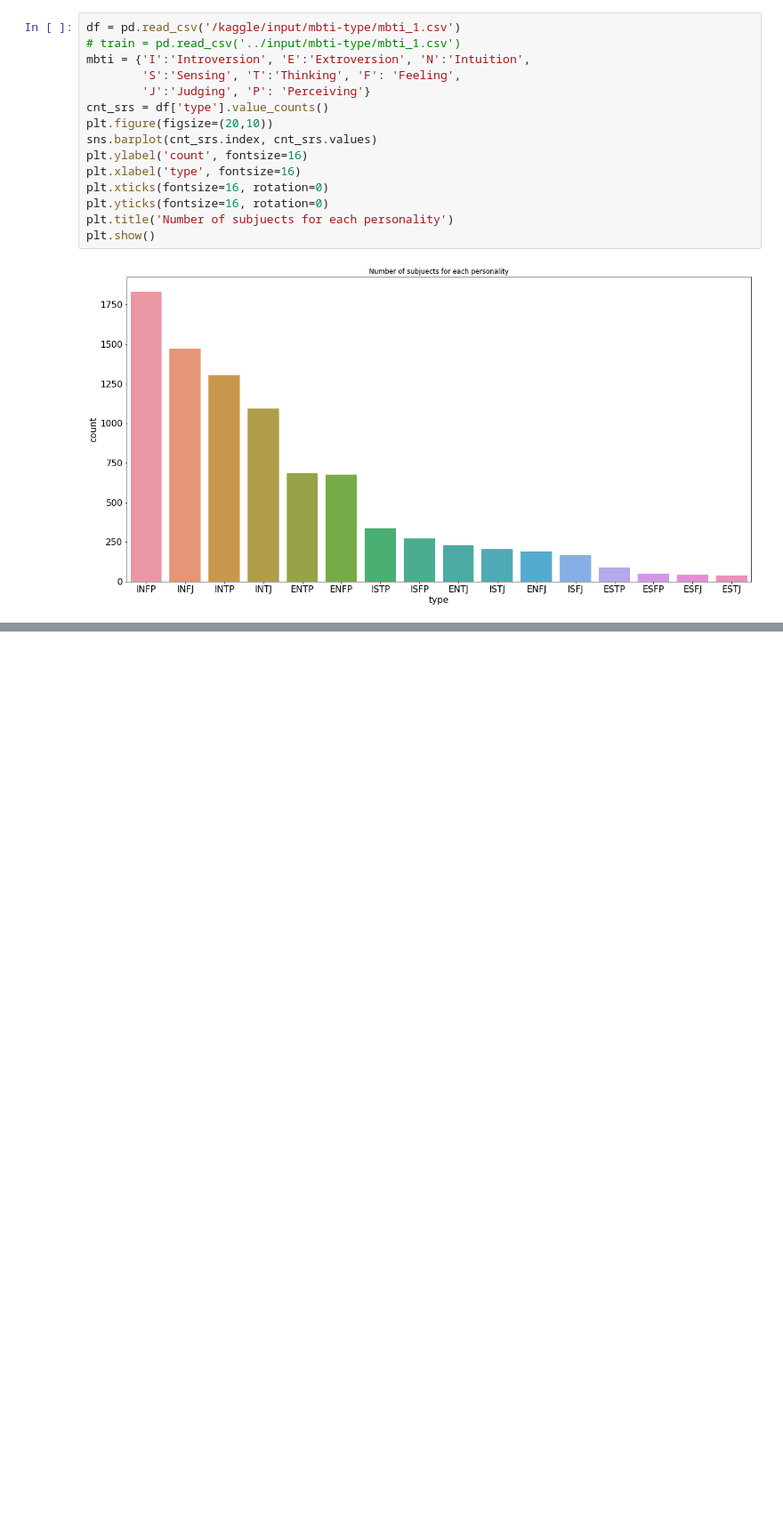
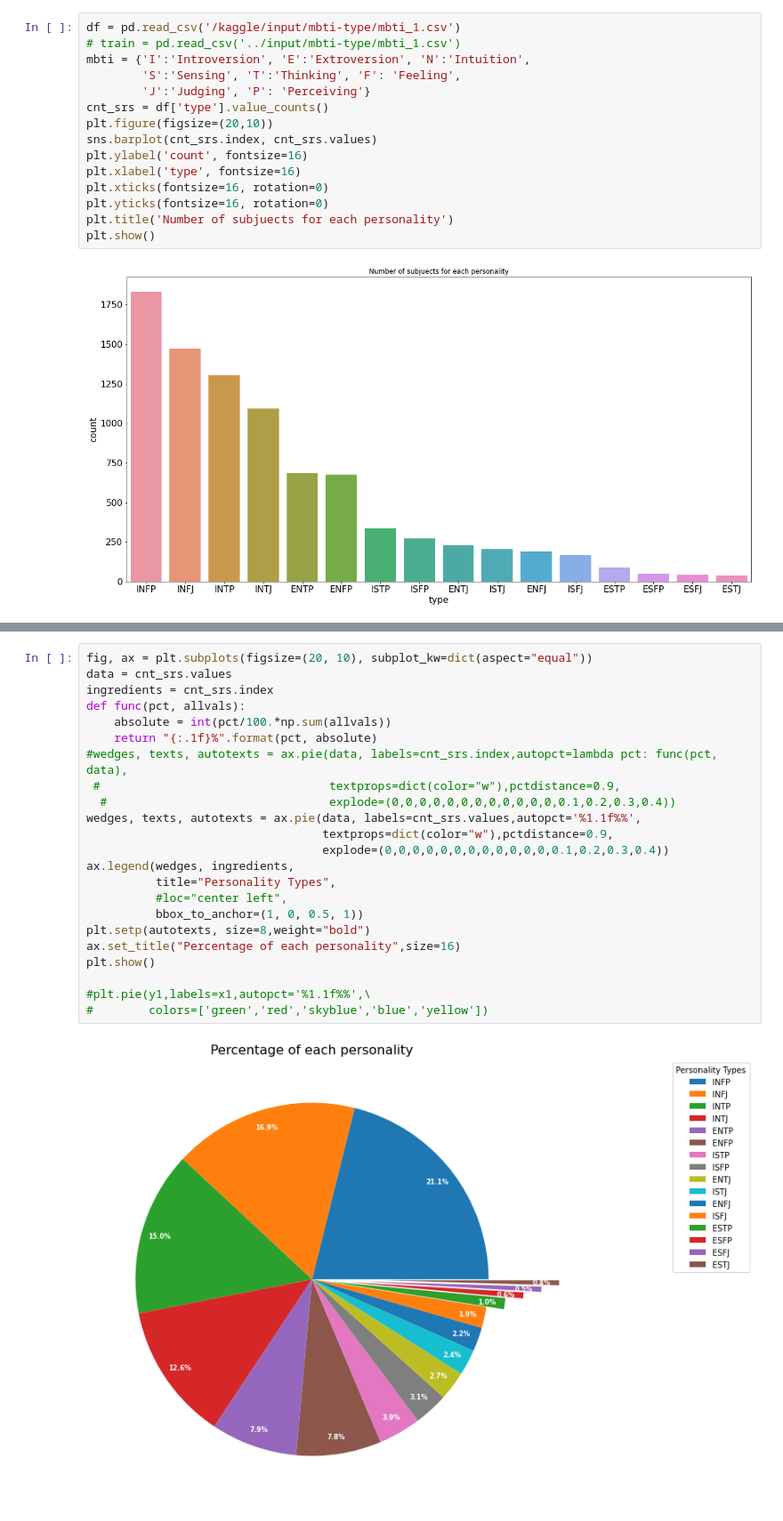
Before and after one commit to admunk/ece143project, a Jupyter notebook: data_visualization/mbti-self.ipynb, the cells around one changed output, grey strips where cells are left out. Shown at 89% size. Saved outputs shown, nothing was run; the diff lists cells and outputs as text; blank space fills up the shorter version.

```diff
--- a/data_visualization/mbti-self.ipynb
+++ b/data_visualization/mbti-self.ipynb
@@ -110,0 +98,25 @@ py.iplot(fig)
+# %%
+fig, ax = plt.subplots(figsize=(20, 10), subplot_kw=dict(aspect="equal"))
+data = cnt_srs.values
+ingredients = cnt_srs.index
+def func(pct, allvals):
+    absolute = int(pct/100.*np.sum(allvals))
+    return "{:.1f}%".format(pct, absolute)
+#wedges, texts, autotexts = ax.pie(data, labels=cnt_srs.index,autopct=lambda pct: func(pct, data),
+ #                                 textprops=dict(color="w"),pctdistance=0.9,
+  #                                explode=(0,0,0,0,0,0,0,0,0,0,0,0,0.1,0.2,0.3,0.4))
+wedges, texts, autotexts = ax.pie(data, labels=cnt_srs.values,autopct='%1.1f%%',
+                                  textprops=dict(color="w"),pctdistance=0.9,
+                                  explode=(0,0,0,0,0,0,0,0,0,0,0,0,0.1,0.2,0.3,0.4))
+ax.legend(wedges, ingredients,
+          title="Personality Types",
+          #loc="center left",
+          bbox_to_anchor=(1, 0, 0.5, 1))
+plt.setp(autotexts, size=8,weight="bold")
+ax.set_title("Percentage of each personality",size=16)
+plt.show()
+
+#plt.pie(y1,labels=x1,autopct='%1.1f%%',\
+#        colors=['green','red','skyblue','blue','yellow'])
+# %% [output]
+[figure, added]
```
Also changed, not shown: parts of 3 cells of this notebook.
